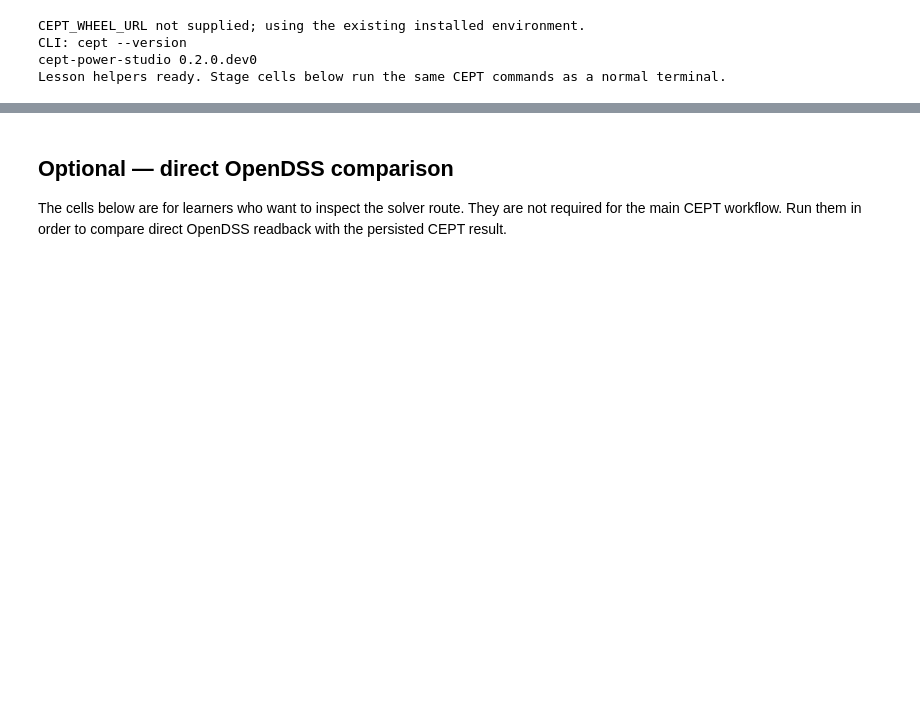
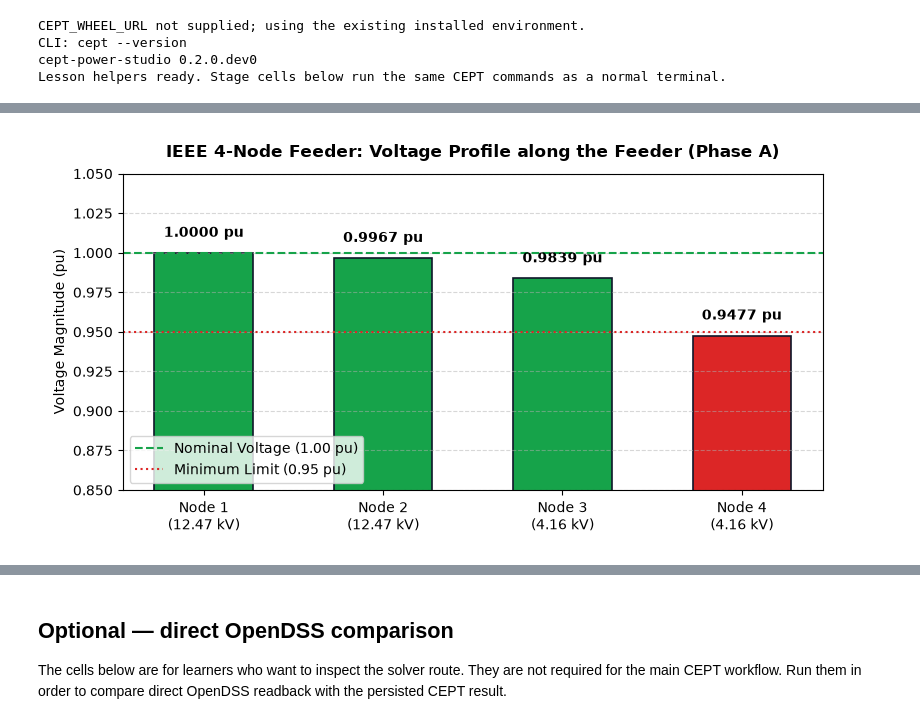
Before and after one commit to sarutesri/cept-studio-edu, a Jupyter notebook: public/notebooks/01_first_circuit_load_flow.ipynb, the cells around one changed output, grey strips where cells are left out. Saved outputs shown, nothing was run; the diff lists cells and outputs as text; code cells hidden in the pictures; blank space fills up the shorter version.

```diff
--- a/public/notebooks/01_first_circuit_load_flow.ipynb
+++ b/public/notebooks/01_first_circuit_load_flow.ipynb
@@ -101,45 +109,35 @@ source P    100.0141  kW
 # %%
-#@title 6. Plot — source vs load voltage and power balance
+#@title 6. Plot — voltage profile along the IEEE 4-node feeder
 import matplotlib.pyplot as plt
 
 lf = results["load_flow"]
-load_rows = [r for r in lf["bus_voltages"] if r["bus"].lower() == "load"]
-source_rows = [r for r in lf["bus_voltages"] if r["bus"].lower() == "source"]
-v_load = [next(float(r["v_pu"]) for r in load_rows if r["phase"] == p) for p in (1, 2, 3)]
-v_src = [next(float(r["v_pu"]) for r in source_rows if r["phase"] == p) for p in (1, 2, 3)]
-drop_pct = [(s - l) / s * 100.0 for s, l in zip(v_src, v_load)]
-loss_kw = float(lf.get("total_loss_kw") or 0.0)
-load_kw = float(lf.get("total_load_kw") or 0.0)
-src_kw = float(lf.get("source_p_kw") or (load_kw + loss_kw))
+buses = ["node1", "node2", "node3", "node4"]
+labels = ["Node 1\n(12.47 kV)", "Node 2\n(12.47 kV)", "Node 3\n(4.16 kV)", "Node 4\n(4.16 kV)"]
 
-fig, (axV, axP) = plt.subplots(1, 2, figsize=(10, 4))
-x = [0, 1, 2]; w = 0.35
-axV.bar([v - w / 2 for v in x], v_src, w, label="Source", color="#9db8ad", edgecolor="white")
-axV.bar([v + w / 2 for v in x], v_load, w, label="Load", color="#1f5b4d", edgecolor="white")
-axV.set_xticks(x); axV.set_xticklabels(["A", "B", "C"])
-axV.set_title("Voltage: source vs load (zoomed)")
-axV.set_xlabel("Phase"); axV.set_ylabel("Voltage (pu)")
-vmin, vmax = min(v_src + v_load), max(v_src + v_load)
-pad = max(0.0006, (vmax - vmin) * 1.6)
-axV.set_ylim(vmin - pad, vmax + pad)
-axV.legend(frameon=False, fontsize=8); axV.grid(axis="y", alpha=0.25)
-for i, d in enumerate(drop_pct):
-    axV.text(i, v_load[i] - pad * 0.12, f"drop {d:.3f}%", ha="center", va="top", fontsize=8, color="#334155")
+voltages = [
+    next(row["v_pu"] for row in lf["bus_voltages"] if row["bus"].lower() == b and row["phase" == 1]) if False else
+    next(row["v_pu"] for row in lf["bus_voltages"] if row["bus"].lower() == b and row["phase"] == 1)
+    for b in buses
+]
 
-axP.bar([0], [load_kw], width=0.5, label=f"Load {load_kw:.1f} kW", color="#1f5b4d")
-axP.bar([0], [loss_kw], width=0.5, bottom=[load_kw], label=f"Loss {loss_kw:.4f} kW", color="#d5654e")
-axP.set_xticks([0]); axP.set_xticklabels(["Source \u2192 load + loss"])
-axP.set_title(f"Power balance (source \u2248 {src_kw:.2f} kW)")
-axP.set_ylabel("Active power (kW)"); axP.set_ylim(0, max(src_kw, load_kw + loss_kw) * 1.25 or 1.0)
-axP.legend(frameon=False, fontsize=8); axP.grid(axis="y", alpha=0.25)
-loss_share = (loss_kw / src_kw * 100.0) if src_kw else 0.0
-axP.text(0, load_kw + loss_kw * 0.5, f"loss {loss_share:.3f}%", ha="center", va="center", fontsize=8, color="white", weight="bold")
+fig, ax = plt.subplots(figsize=(8, 4.2))
+colors = ["#16a34a" if v >= 0.95 else "#dc2626" for v in voltages]
+bars = ax.bar(labels, voltages, color=colors, width=0.55, edgecolor="#0f172a", linewidth=1.2)
+ax.axhline(1.0, color="#16a34a", linestyle="--", linewidth=1.5, label="Nominal Voltage (1.00 pu)")
+ax.axhline(0.95, color="#dc2626", linestyle=":", linewidth=1.5, label="Minimum Limit (0.95 pu)")
+ax.set_ylim(0.85, 1.05)
+ax.set_ylabel("Voltage Magnitude (pu)")
+ax.set_title("IEEE 4-Node Feeder: Voltage Profile along the Feeder (Phase A)", fontweight="bold", pad=12)
+ax.grid(axis="y", linestyle="--", alpha=0.5)
+ax.legend(loc="lower left")
 
-fig.suptitle("First circuit: stiff source, tiny drop — as predicted", fontsize=11)
-fig.tight_layout()
-from IPython.display import display
-display(fig)
-plt.close(fig)
+for bar, v in zip(bars, voltages):
+    ax.text(bar.get_x() + bar.get_width() / 2, v + 0.008, f"{v:.4f} pu", ha="center", va="bottom", fontfamily="sans-serif", fontweight="bold", fontsize=10)
+
+plt.tight_layout()
+plt.show()
+# %% [output]
+[figure, added]
 # %%
 # 6. Verify — check this exact saved run
 !cept study verify runs/01-first-circuit --format text
```
Also changed, not shown: parts of 10 cells of this notebook, 2 other files.
